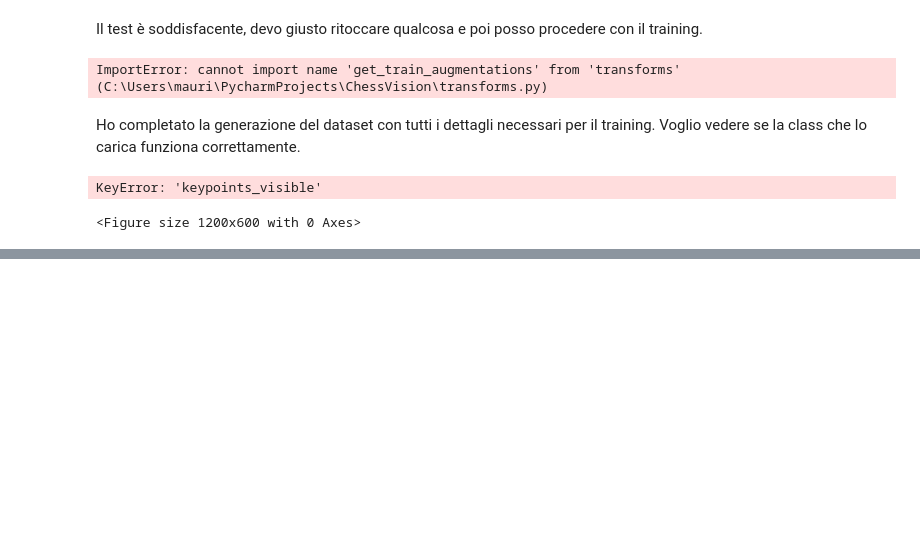
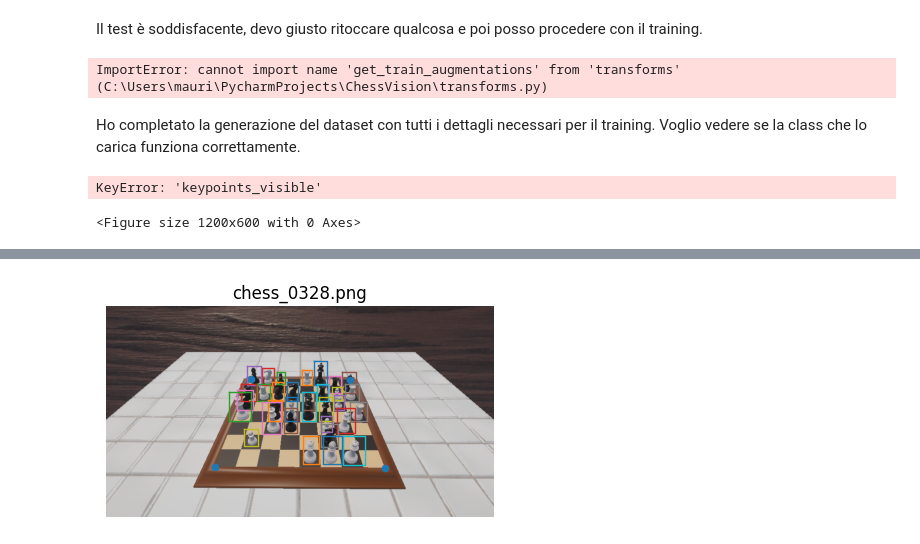
Before and after one commit to Maurino666/ChessVision, a Jupyter notebook: task_analysis.ipynb, the cells around one changed output, grey strips where cells are left out. Saved outputs shown, nothing was run; the diff lists cells and outputs as text; code cells hidden in the pictures; blank space fills up the shorter version.

Commit message:
Refactored dataset, changed keypoints ordering logic, added dataset test.

```diff
--- a/task_analysis.ipynb
+++ b/task_analysis.ipynb
@@ -754,0 +757,83 @@ KeyError: 'keypoints_visible'
+# %%
+# Debug‑viewer for the synthetic chess dataset
+#
+# ▸ Shows 10 random images from DatasetOutputs/images
+# ▸ Draws YOLO bounding‑boxes (labels/*.txt)
+# ▸ Marks the four chessboard corners read from corners.csv
+#
+# Put the notebook in the project root (same level as DatasetOutputs).
+
+import random
+import os
+import glob
+import matplotlib.pyplot as plt
+import pandas as pd
+
+ROOT       = "dataset"
+IMG_DIR    = os.path.join(ROOT, "images")
+LBL_DIR    = os.path.join(ROOT, "labels")
+CORNERS_CSV= os.path.join(ROOT, "corners.csv")
+
+# --- load helpers -----------------------------------------------------------
+def load_corners(csv_path):
+    df = pd.read_csv(csv_path)
+    # build a dict: filename → [[xTL,yTL], [xTR,yTR], [xBL,yBL], [xBR,yBR]]
+    out = {}
+    for _, row in df.iterrows():
+        out[row["filename"]] = [
+            (row["xTL"], row["yTL"]),
+            (row["xTR"], row["yTR"]),
+            (row["xBL"], row["yBL"]),
+            (row["xBR"], row["yBR"]),
+        ]
+    return out
+
+def load_yolo_labels(txt_path, img_w, img_h):
+    """Return list of bboxes: (class_id, x1, y1, x2, y2) in pixel coords."""
+    bboxes = []
+    with open(txt_path, "r") as f:
+        for line in f:
+            if not line.strip():
+                continue
+            cls, xc, yc, w, h = map(float, line.split())
+            x1 = (xc - w/2) * img_w
+            y1 = (yc - h/2) * img_h
+            x2 = (xc + w/2) * img_w
+            y2 = (yc + h/2) * img_h
+            bboxes.append((int(cls), x1, y1, x2, y2))
+    return bboxes
+
+# ---------------------------------------------------------------------------
+corners_dict = load_corners(CORNERS_CSV)
+all_imgs     = glob.glob(os.path.join(IMG_DIR, "*.png"))
+random.shuffle(all_imgs)
+
+for img_path in all_imgs[:10]:
+    fname = os.path.basename(img_path)
+    lbl_path = os.path.join(LBL_DIR, fname.replace(".png", ".txt"))
+
+    img   = plt.imread(img_path)
+    h, w, _ = img.shape
+
+    bboxes = load_yolo_labels(lbl_path, w, h)
+    corners = corners_dict.get(fname, [])
+
+    plt.figure(figsize=(5,5))
+    plt.imshow(img)
+
+    # draw YOLO boxes (single polyline per box – default color)
+    for cls_id, x1, y1, x2, y2 in bboxes:
+        xs = [x1, x2, x2, x1, x1]
+        ys = [y1, y1, y2, y2, y1]
+        plt.plot(xs, ys, linewidth=1)
+
+    # draw corners as small dots
+    if corners:
+        xs, ys = zip(*corners)
+        plt.scatter(xs, ys, s=20)
+
+    plt.title(fname)
+    plt.axis("off")
+    plt.show()
+# %% [output]
+[figure, added]
```
Also changed, not shown: parts of 2 cells of this notebook, 4 other files.
